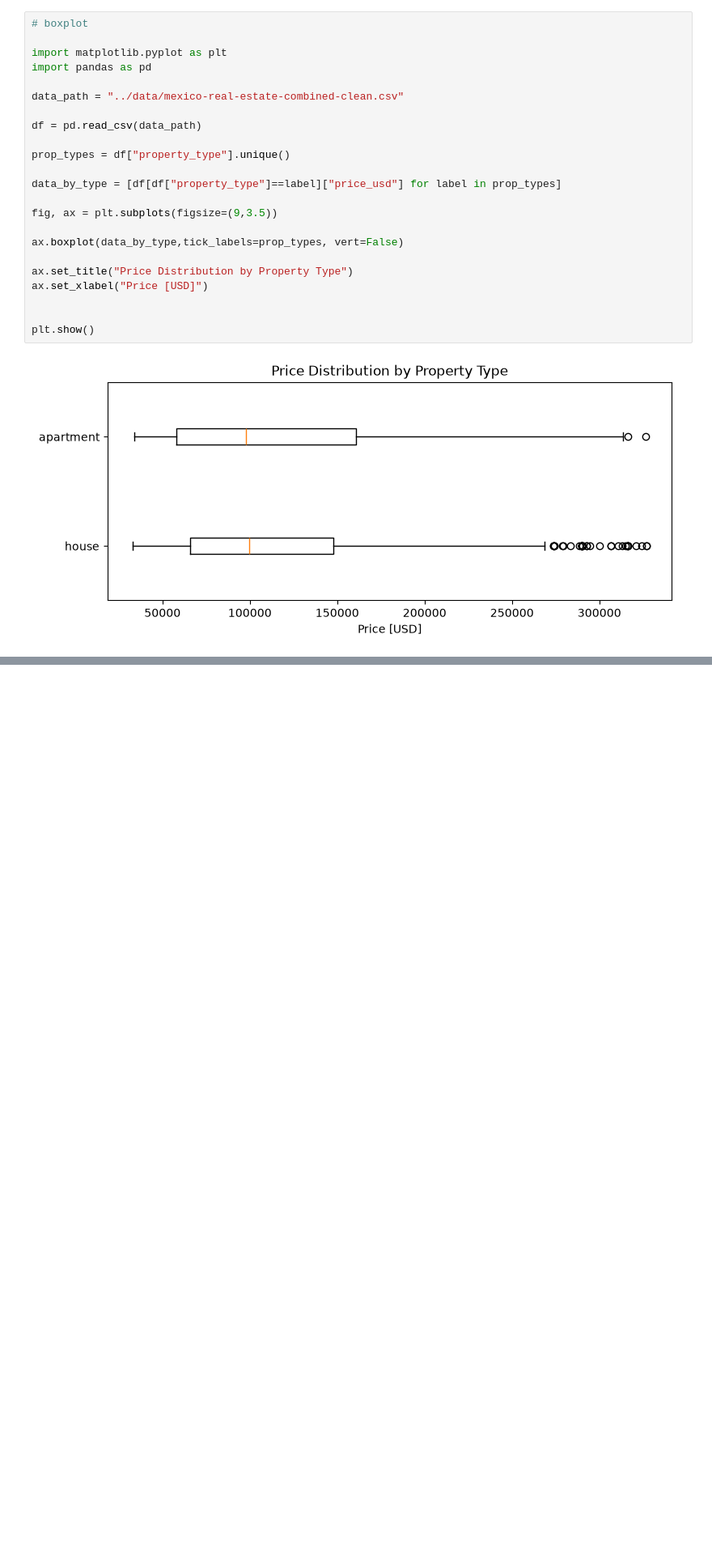
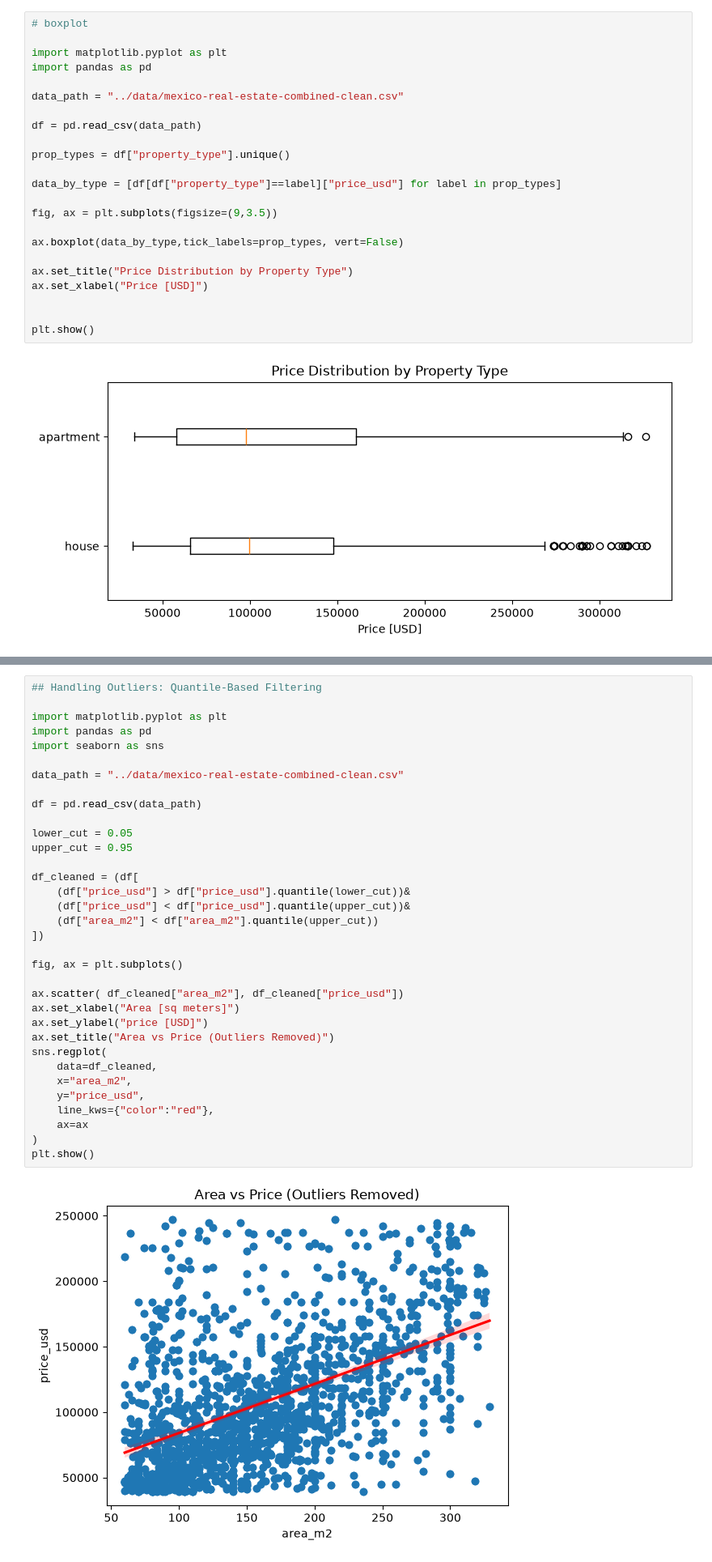
Before and after one commit to igris-nuel/ai-engineering-journey, a Jupyter notebook: projects/02-real-estate-regression/notebooks/02_visualizing_housing_data.ipynb, the cells around one changed output, grey strips where cells are left out. Shown at 81% size. Drawn from its saved outputs; the diff is of its cells as text; blank space fills up the shorter version.

```diff
--- a/projects/02-real-estate-regression/notebooks/02_visualizing_housing_data.ipynb
+++ b/projects/02-real-estate-regression/notebooks/02_visualizing_housing_data.ipynb
@@ -82,0 +280,36 @@ plt.show()
+# %%
+## Handling Outliers: Quantile-Based Filtering
+
+import matplotlib.pyplot as plt
+import pandas as pd
+import seaborn as sns
+
+data_path = "../data/mexico-real-estate-combined-clean.csv"
+
+df = pd.read_csv(data_path)
+
+lower_cut = 0.05
+upper_cut = 0.95
+
+df_cleaned = (df[
+    (df["price_usd"] > df["price_usd"].quantile(lower_cut))&
+    (df["price_usd"] < df["price_usd"].quantile(upper_cut))&
+    (df["area_m2"] < df["area_m2"].quantile(upper_cut))
+])
+
+fig, ax = plt.subplots()
+
+ax.scatter( df_cleaned["area_m2"], df_cleaned["price_usd"])
+ax.set_xlabel("Area [sq meters]")
+ax.set_ylabel("price [USD]")
+ax.set_title("Area vs Price (Outliers Removed)")
+sns.regplot(
+    data=df_cleaned,
+    x="area_m2",
+    y="price_usd",
+    line_kws={"color":"red"},
+    ax=ax
+)
+plt.show()
+# %% [output]
+[figure, added]
```
Also changed, not shown: parts of 6 cells of this notebook, 1 other file.
